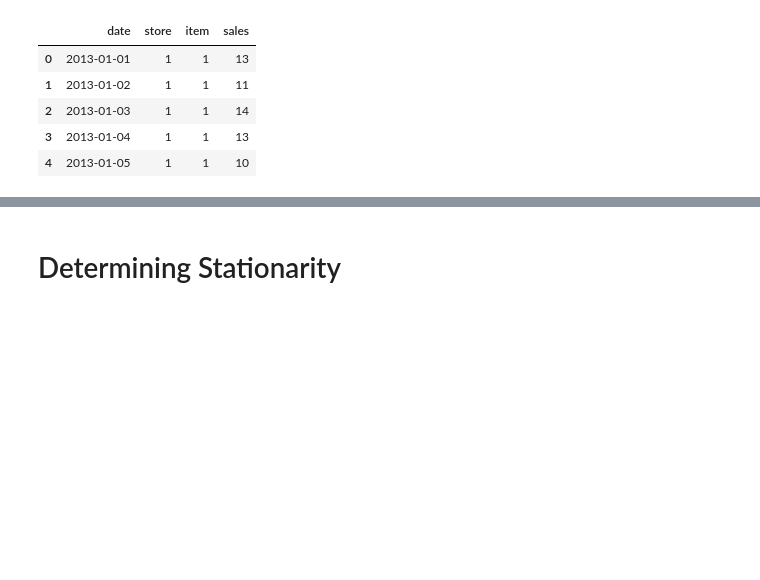
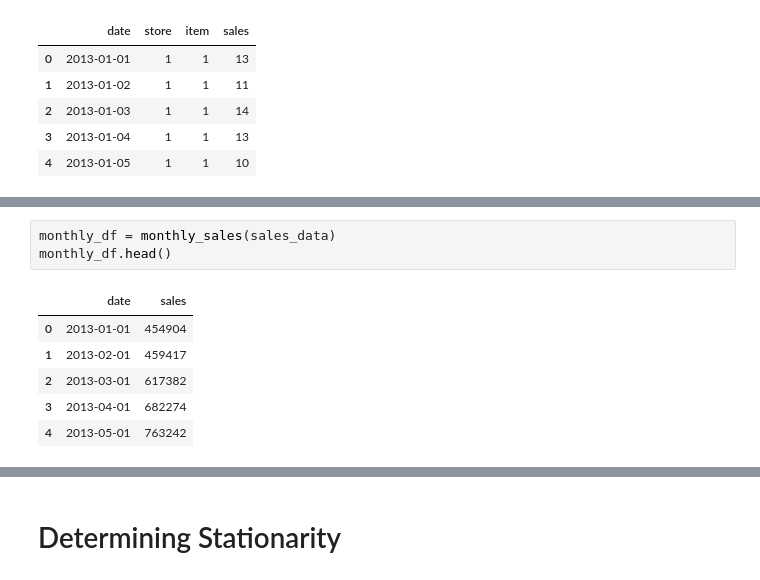
Before and after one commit to mollyryanruby/sales_forecasting, a Jupyter notebook: notebooks/data_cleaning_and_eda.ipynb, the cells around one changed output, grey strips where cells are left out. Cells and saved outputs as stored; diff of their text form; blank space fills up the shorter version.

```diff
--- a/notebooks/data_cleaning_and_eda.ipynb
+++ b/notebooks/data_cleaning_and_eda.ipynb
@@ -46,0 +56,10 @@ sales_data.head()
+# %%
+monthly_df = monthly_sales(sales_data)
+monthly_df.head()
+# %% [output]
+|  | date | sales |
+| 0 | 2013-01-01 | 454904 |
+| 1 | 2013-02-01 | 459417 |
+| 2 | 2013-03-01 | 617382 |
+| 3 | 2013-04-01 | 682274 |
+| 4 | 2013-05-01 | 763242 |
```
Also changed, not shown: parts of 19 cells of this notebook.
